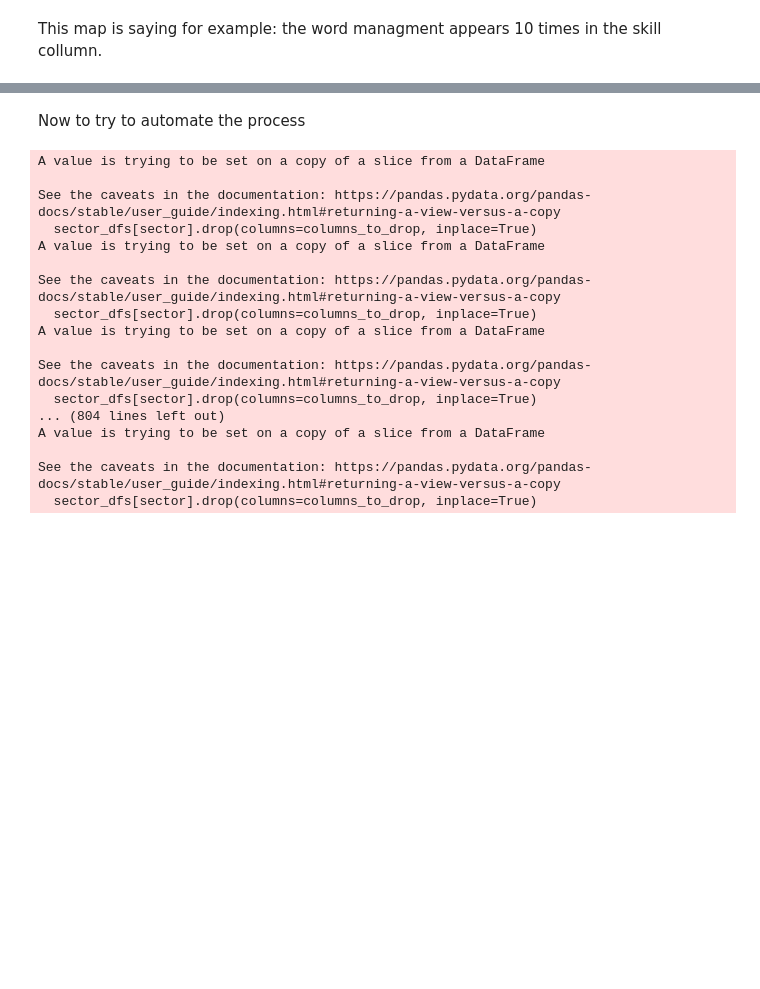
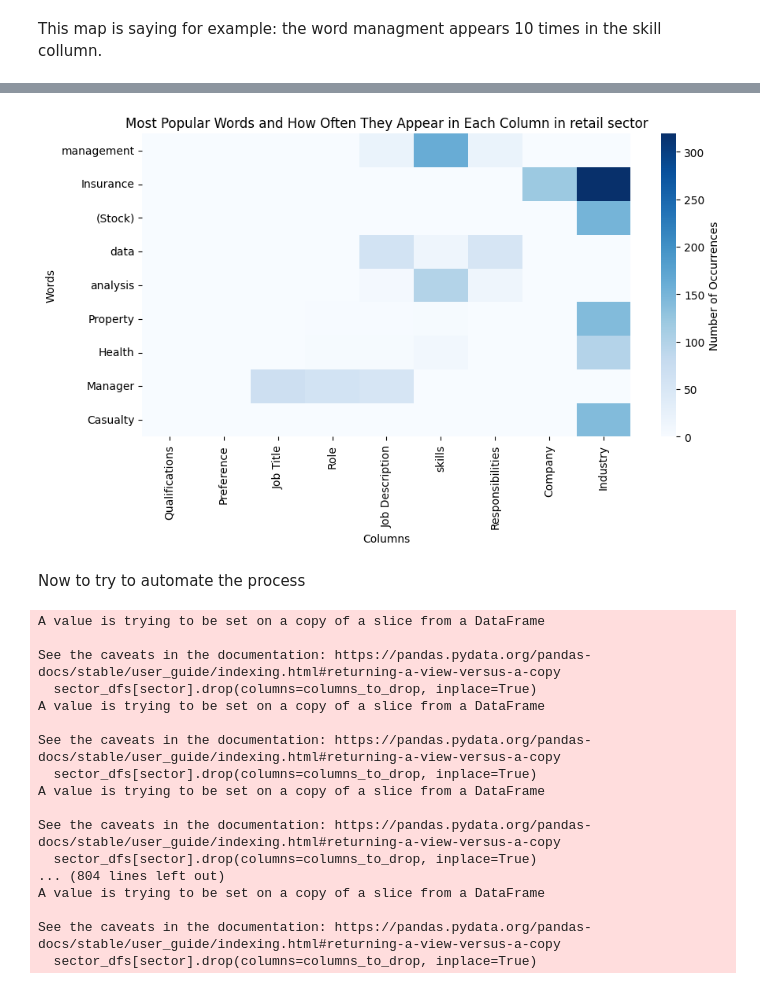
Before and after one commit to mzampieri19/real-salary, a Jupyter notebook: Preliminary_Analysis.ipynb, the cells around one changed output, grey strips where cells are left out. Saved outputs shown, nothing was run; the diff lists cells and outputs as text; code cells hidden in the pictures; blank space fills up the shorter version.

```diff
--- a/Preliminary_Analysis.ipynb
+++ b/Preliminary_Analysis.ipynb
@@ -557,0 +639,12 @@ This map is saying for example: the word managment appears 10 times in the skill
+# %%
+word_dictionary_insurance = {}
+
+for ind, row in df_insurance.iterrows():
+    for col in df_insurance.columns:
+        sentence = row[col].split()
+        for word in sentence:
+            if word not in word_dictionary_insurance:
+                word_dictionary_insurance[word] = 0
+            word_dictionary_insurance[word] += 1
+
+dict(sorted(word_dictionary_insurance.items(), key=lambda x: x[1], reverse=True))
@@ -558,3 +669,28 @@ This map is saying for example: the word managment appears 10 times in the skill
+# %%
+selected_words_insurance = ['management', 'Insurance', '(Stock)', 'data', 'analysis', 'Property', 'Health', 'Manager', 'Casualty']
+columns_insurance = df_insurance.columns
+
+# Create a list of the most popular words and how often they appear in each column
+word_counts_insurance = []
+for word in selected_words_insurance:
+    word_count = []
+    for column in columns_insurance:
+        word_count.append(df_insurance[column].str.contains(word).sum())
+    word_counts_insurance.append(word_count)
+
+# Create a dataframe of the most popular words and how often they appear in each column
+df_word_counts_insurance = pd.DataFrame(word_counts_insurance, index=selected_words_insurance, columns=columns_insurance)
+
+# Plot the most popular words and how often they appear in each column
+plt.figure(figsize=(10, 5))
+# First input is word counts for the sector
+sn.heatmap(df_word_counts_insurance, cmap='Blues', cbar_kws={'label': 'Number of Occurrences'})
+plt.title('Most Popular Words and How Often They Appear in Each Column in retail sector')
+plt.xlabel('Columns')
+plt.ylabel('Words')
+plt.show()
+# %% [output]
+[figure, added]
 # %% [markdown]
 Now to try to automate the process
 # %%
```
Also changed, not shown: parts of 11 cells of this notebook, 1 other file.
